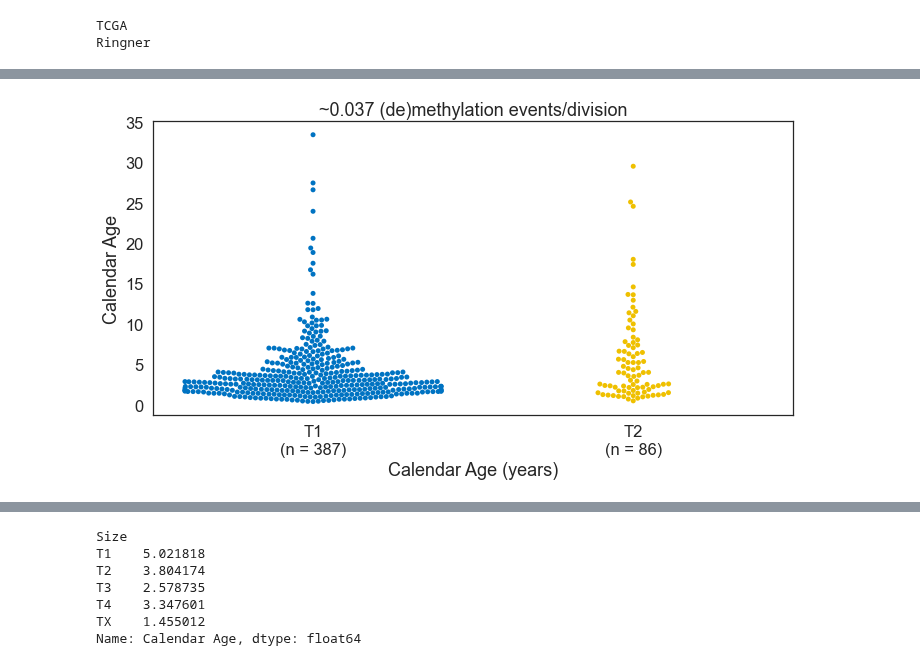
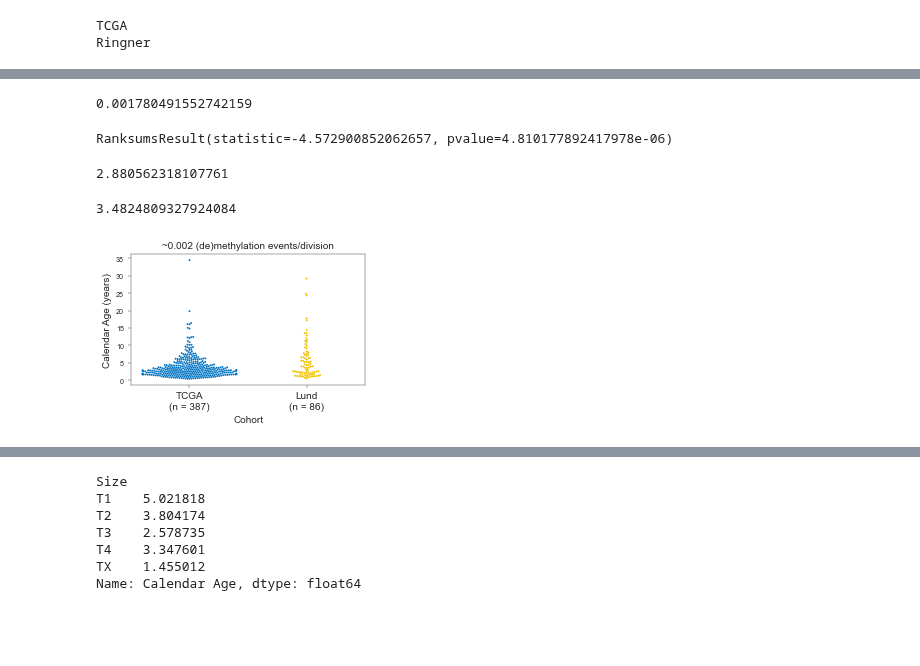
Before and after one commit to danmonyak/EpiClockInvasiveBRCA, a Jupyter notebook: Analysis/Estimate ages.ipynb, the cells around one changed output, grey strips where cells are left out. Saved outputs shown, nothing was run; the diff lists cells and outputs as text; code cells hidden in the pictures; blank space fills up the shorter version.

```diff
--- a/Analysis/Estimate ages.ipynb
+++ b/Analysis/Estimate ages.ipynb
@@ -173,11 +242,13 @@ predictors = ['Stroma', 'Lipid', 'IR', 'Mitotic Checkpoint', 'Mitotic Progressio
               'FGA',
               'LUMP'
              ]
-response = 'spfPercent'
+response = 'spf'
 
 train_data = clinical['Ringner'].loc[clinical['Ringner']['in_analysis_dataset'], predictors + [response]].dropna()
 train_X = train_data[predictors]
 train_y = train_data[response]
+
+TCGA_X = clinical['TCGA'].loc[clinical['TCGA']['in_analysis_dataset'], predictors].dropna()
 # %%
 from sklearn.linear_model import ElasticNetCV, ElasticNet
 from sklearn.model_selection import GridSearchCV
@@ -240,9 +298,12 @@ sns.histplot(train_y)
 # %%
-clinical['TCGA'].loc[TCGA_X.index, 'spfPercent'] = TCGA_y_pred
+clinical['TCGA'].loc[TCGA_X.index, 'spf'] = TCGA_y_pred
 # %%
+s_phase_duration_hrs = np.mean([12.40, 11.70, 13.60, 12.95, 12.66])
+s_phase_duration = s_phase_duration_hrs / 24
+
 # Growth rate with 1 day as time unit
 for dataset in dataset_list:
-    clinical[dataset]['growth_rate'] = clinical[dataset]['spfPercent'] / 3
+    clinical[dataset]['growth_rate'] = clinical[dataset]['spf'] / s_phase_duration
     clinical[dataset]['calendar_age_prod_flip_rate'] = clinical[dataset]['mitotic_age'] / clinical[dataset]['growth_rate']
 # %%
 sns.histplot(clinical['Ringner']['growth_rate'])
@@ -262,0 +321,8 @@ Cohort T2-predicted flip rate: 0.043564521122914014
+# %%
+## Flip rate
+
+flip_rate_TCGA = clinical['TCGA'].loc['calendar_age_prod_flip_rate'].median() / (3 * 365)
+flip_rate_Ringner = clinical['Ringner'].loc['calendar_age_prod_flip_rate'].median() / (3 * 365)
+
+print(f'Cohort T1-predicted flip rate: {flip_rate_TCGA}')
+print(f'Cohort T2-predicted flip rate: {flip_rate_Ringner}')
@@ -267,22 +369,36 @@ flip_rate_est = (flip_rate_TCGA * n_samps_TCGA + flip_rate_Ringner * n_samps_Rin
+# %%
+pd.Series(np.concatenate([clinical['TCGA']['calendar_age_prod_flip_rate'],
+                clinical['Ringner']['calendar_age_prod_flip_rate']])).dropna().median() / (3 * 365)
+# %% [output]
+0.001780491552742159
+# %%
+m_util.wilcoxonRankSums(clinical['TCGA']['mitotic_age'], clinical['Ringner']['mitotic_age'])
+m_util.wilcoxonRankSums(clinical['TCGA']['calendar_age_years'].dropna(), clinical['Ringner']['calendar_age_years'].dropna())
+# %% [output]
+RanksumsResult(statistic=-4.572900852062657, pvalue=4.810177892417978e-06)
+# %%
+clinical['TCGA']['calendar_age_years'].median()
+# %% [output]
+2.880562318107761
+# %%
+clinical['Ringner']['calendar_age_years'].median()
+# %% [output]
+3.4824809327924084
 # %%
 from mpl_toolkits.axes_grid1 import make_axes_locatable
 
+fig, ax = plt.subplots(figsize=figsize * [1.5, 1] * sf)
 
-fig, ax = plt.subplots(1, 1, figsize=(10, 5))
-text_fontsize = 18
-fig.tight_layout(pad=1)
+clinical['TCGA']['calendar_age_years'] = clinical['TCGA']['calendar_age_prod_flip_rate'] / flip_rate_est / 365
+clinical['Ringner']['calendar_age_years'] = clinical['Ringner']['calendar_age_prod_flip_rate'] / flip_rate_est / 365
 
 
-clinical['TCGA']['calendar_age'] = clinical['TCGA']['calendar_age_prod_flip_rate'] / flip_rate_est
-clinical['Ringner']['calendar_age'] = clinical['Ringner']['calendar_age_prod_flip_rate'] / flip_rate_est
-
-
-df_ch1 = pd.DataFrame({'Calendar Age':clinical['TCGA'].loc[clinical['TCGA']['in_analysis_dataset'], 'calendar_age'],
+df_ch1 = pd.DataFrame({'calendar_age_years':clinical['TCGA'].loc[clinical['TCGA']['in_analysis_dataset'], 'calendar_age_years'],
                        'Size':clinical['TCGA'].loc[clinical['TCGA']['in_analysis_dataset'], 'T Stage'],
-                       'Dataset':'T1'}).dropna()
-df_ch2 = pd.DataFrame({'Calendar Age':clinical['Ringner'].loc[clinical['Ringner']['in_analysis_dataset'], 'calendar_age'],
+                       'cohort':'TCGA'}).dropna()
+df_ch2 = pd.DataFrame({'calendar_age_years':clinical['Ringner'].loc[clinical['Ringner']['in_analysis_dataset'], 'calendar_age_years'],
                        'Size':clinical['Ringner'].loc[clinical['Ringner']['in_analysis_dataset'], 'size'],
-                       'Dataset':'T2'}).dropna()
+                       'cohort':'Lund'}).dropna()
 df_combined = pd.concat([df_ch1, df_ch2], axis=0)
 # df_combined = df_ch2
 
@@ -290,44 +406,44 @@ df_combined = pd.concat([df_ch1, df_ch2], axis=0)
 #####
 '''
 #Create a matplotlib colormap from the sns seagreen color palette
 cmap = sns.light_palette("seagreen", reverse=False, as_cmap=True )
 # Normalize to the range of possible values from df["c"]
 norm = matplotlib.colors.Normalize(vmin=df_combined["Size"].min(), vmax=df_combined["Size"].max())
 # create a color dictionary (value in c : color from colormap)
 colors = {}
 for cval in df_combined["Size"]:
     colors.update({cval : cmap(norm(cval))})
     '''
 #####
 
-sns.swarmplot(ax=ax, data=df_combined, y='Calendar Age', x='Dataset',
-              hue='Dataset', palette=consts['palette_jco'],
+sns.swarmplot(ax=ax, data=df_combined, y='calendar_age_years', x='cohort',
+              hue='cohort', palette=consts['palette_jco'],
               legend=False,
-#               palette=colors
-             )
-ax.set_title(f'~{flip_rate_est:.3f} (de)methylation events/division')
-ax.set_xlabel('Cohort')
-ax.set_xlabel('Calendar Age (years)')
-
+             s=12 * sf**2)
+ax.set_xlabel('Cohort', fontsize=labelfontsize * sf)
+ax.set_ylabel('Calendar Age (years)', fontsize=labelfontsize * sf)
+ax.set_title(f'~{flip_rate_est:.3f} (de)methylation events/division', fontsize=labelfontsize * sf)
 ax.set_xticks(ax.get_xticks(),
-                  [group + f'\n(n = {(df_combined["Dataset"] == group).sum()})'
-                   for group in df_combined['Dataset'].unique()])
+                  [group + f'\n(n = {(df_combined["cohort"] == group).sum()})'
+                   for group in ['TCGA', 'Lund']])
+ax.tick_params(axis='x', labelsize=labelfontsize * sf, width=sf, length=8 * sf)
+ax.tick_params(axis='y', labelsize=ticksfontsize * sf, width=sf, length=8 * sf)
 
 
 '''
 divider = make_axes_locatable(plt.gca())
 ax_cb = divider.new_horizontal(size="5%", pad=0.05)
 fig.add_axes(ax_cb)
 cb1 = matplotlib.colorbar.ColorbarBase(ax_cb, cmap=cmap,
                                 norm=norm,
                                 orientation='vertical')
 cb1.set_label('Size (mm)')
 '''
 
 
 fig.savefig(os.path.join(figure_outdir, 'calendar_age.pdf'), format='pdf', pad_inches=0.1)
 # %% [output]
-[figure, old version]
+[figure, new version]
 # %%
 m_util.pearsonCorrelation(df_ch2['Calendar Age'], df_ch2['Size'])
 # %% [output]
```
Also changed, not shown: parts of 25 cells of this notebook, 4 other files.
